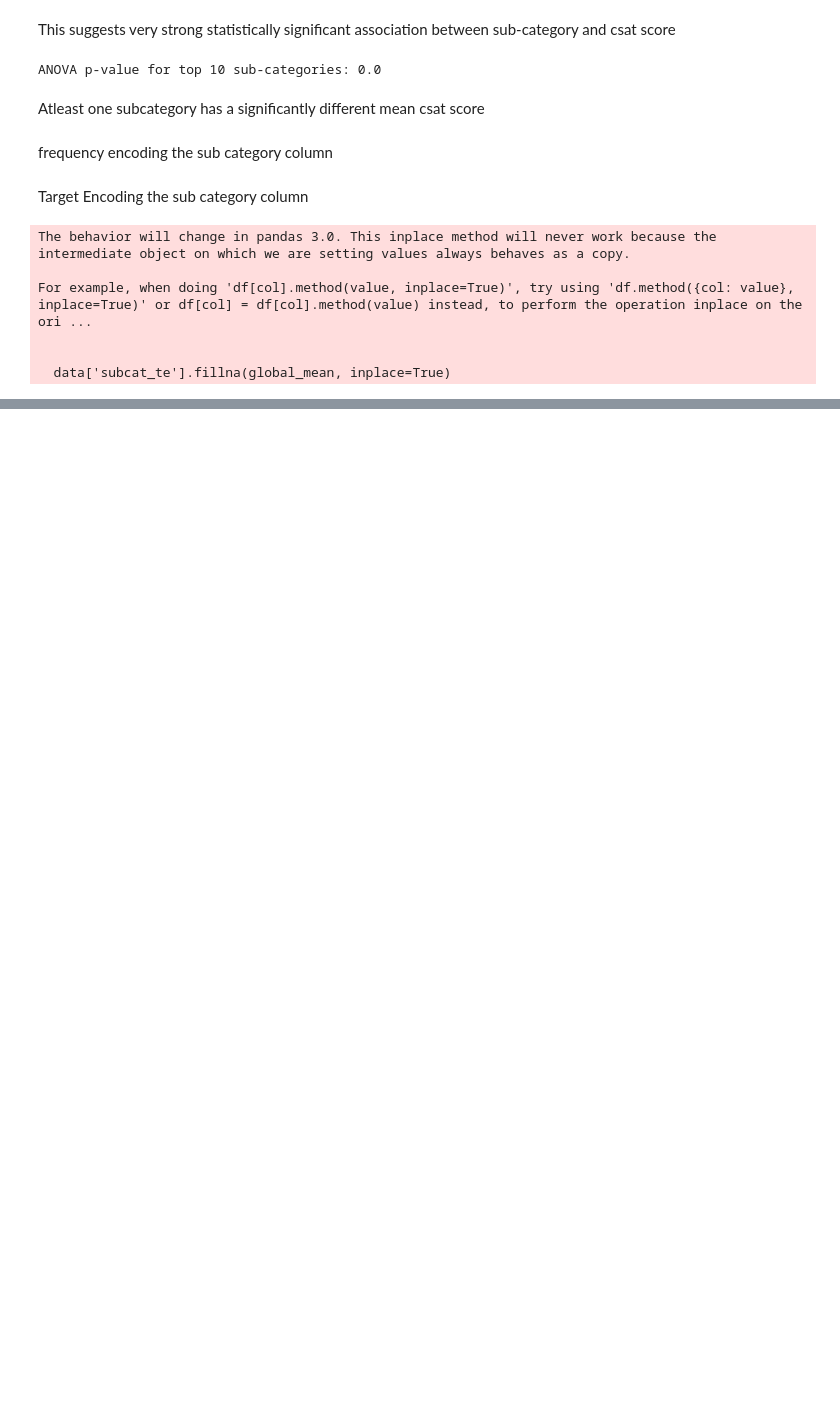
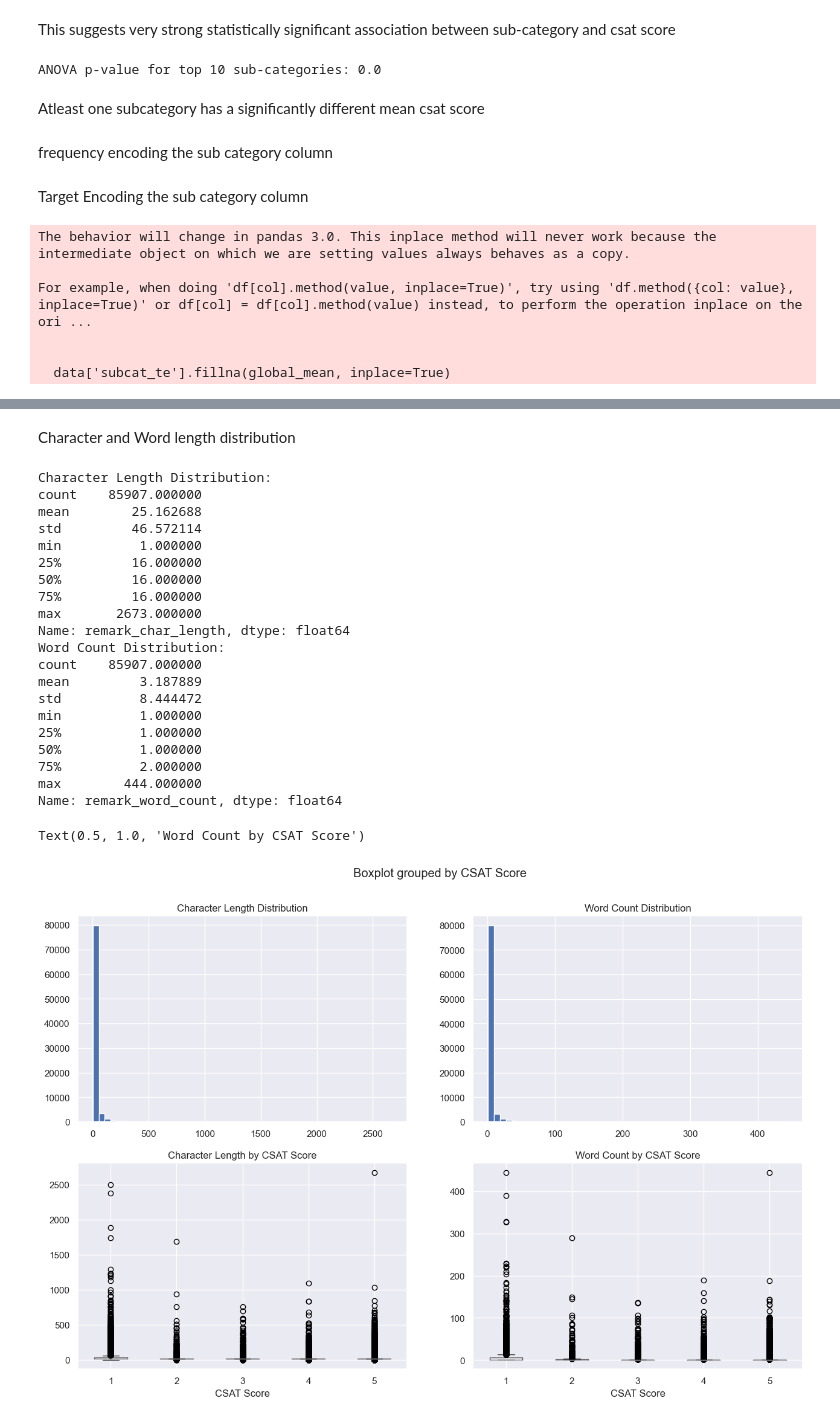
Before and after one commit to AnkurBhatt07/Customer-Satisfaction-Score-Prediction-using-ML-DL, a Jupyter notebook: notebooks/data_analysis.ipynb, the cells around one changed output, grey strips where cells are left out. Drawn from its saved outputs; the diff is of its cells as text; code cells hidden in the pictures; blank space fills up the shorter version.

Commit message:
Created Contextual Embeddings for Customer Remarks along with some Engineered features

```diff
--- a/notebooks/data_analysis.ipynb
+++ b/notebooks/data_analysis.ipynb
@@ -449,0 +479,60 @@ FOR the sub category column  , remove te and fe , rather do rare group consolida
+# %%
+# filling the null remarks with a placeholder
+
+data['Customer Remarks'].fillna("<Missing_Remark>" , inplace = True)
+# %% [markdown]
+Character and Word length distribution
+# %%
+# Basic text statistics
+data['remark_char_length'] = data['Customer Remarks'].str.len()
+data['remark_word_count'] = data['Customer Remarks'].str.split().str.len()
+data['remark_sentence_count'] = data['Customer Remarks'].str.split('.').str.len()
+
+# Distribution analysis
+print("Character Length Distribution:")
+print(data['remark_char_length'].describe())
+
+print("Word Count Distribution:")
+print(data['remark_word_count'].describe())
+
+# Visualizations
+import matplotlib.pyplot as plt
+fig, axes = plt.subplots(2, 2, figsize=(15, 10))
+
+# Character length distribution
+data['remark_char_length'].hist(bins=50, ax=axes[0,0])
+axes[0,0].set_title('Character Length Distribution')
+
+# Word count distribution
+data['remark_word_count'].hist(bins=50, ax=axes[0,1])
+axes[0,1].set_title('Word Count Distribution')
+
+# Box plots by CSAT Score
+data.boxplot(column='remark_char_length', by='CSAT Score', ax=axes[1,0])
+axes[1,0].set_title('Character Length by CSAT Score')
+
+data.boxplot(column='remark_word_count', by='CSAT Score', ax=axes[1,1])
+axes[1,1].set_title('Word Count by CSAT Score')
+# %% [output]
+Character Length Distribution:
+count    85907.000000
+mean        25.162688
+std         46.572114
+min          1.000000
+25%         16.000000
+50%         16.000000
+75%         16.000000
+max       2673.000000
+Name: remark_char_length, dtype: float64
+Word Count Distribution:
+count    85907.000000
+mean         3.187889
+std          8.444472
+min          1.000000
+25%          1.000000
+50%          1.000000
+75%          2.000000
+max        444.000000
+Name: remark_word_count, dtype: float64
+Text(0.5, 1.0, 'Word Count by CSAT Score')
+[figure, added]
```
Also changed, not shown: parts of 39 cells of this notebook, 3 other files.
